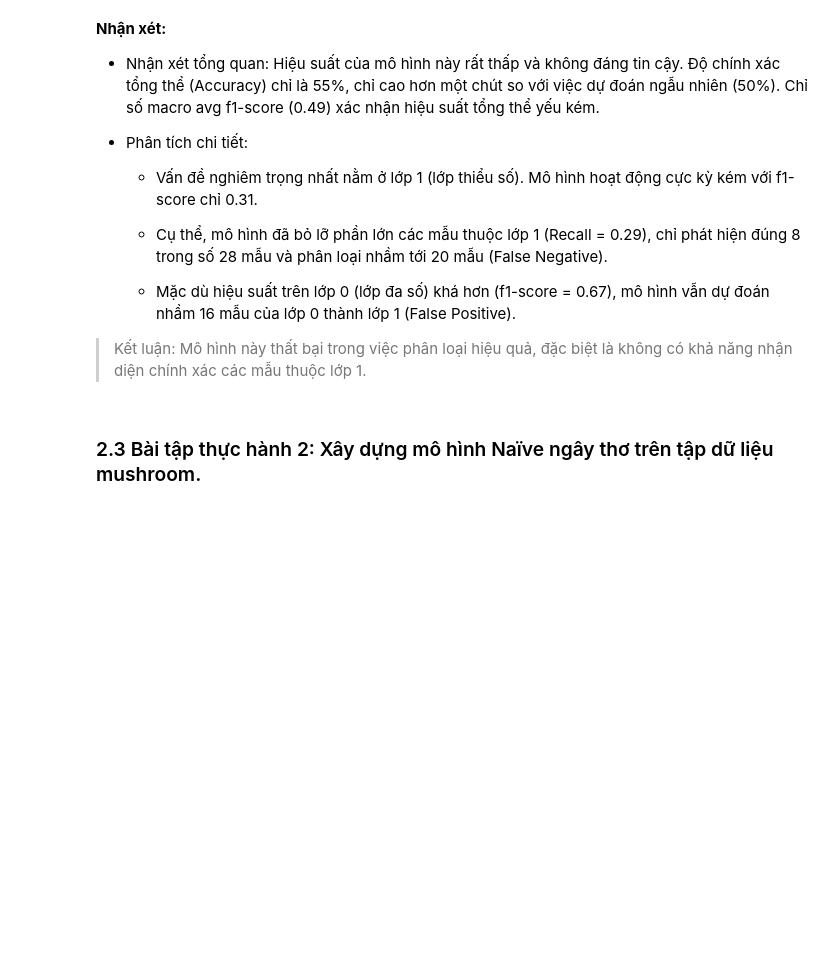
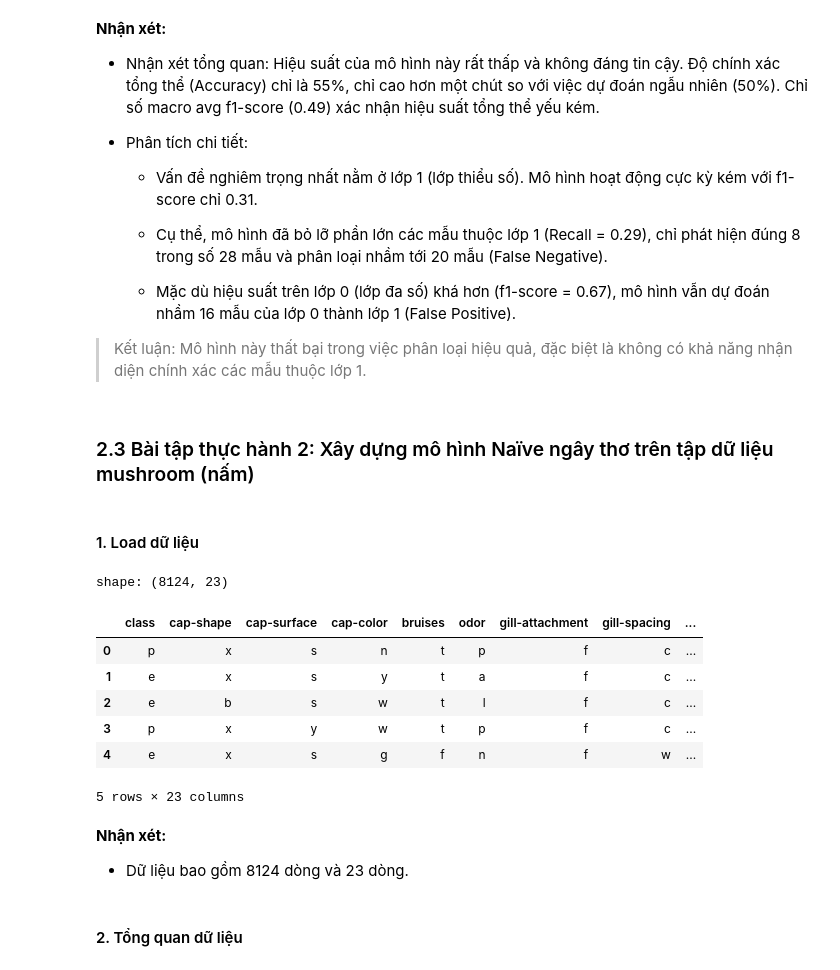
Before and after one commit to aquattda/LTT_DA, a Jupyter notebook: DA/DA06/2.3/2_3.ipynb, the cells around one changed output. Cells and saved outputs as stored; diff of their text form; code cells hidden in the pictures; blank space fills up the shorter version.

```diff
--- a/DA/DA06/2.3/2_3.ipynb
+++ b/DA/DA06/2.3/2_3.ipynb
@@ -484,4 +484,24 @@ weighted avg       0.53      0.55      0.54        80
 
 > Kết luận: Mô hình này thất bại trong việc phân loại hiệu quả, đặc biệt là không có khả năng nhận diện chính xác các mẫu thuộc lớp 1.
 # %% [markdown]
-### 2.3 Bài tập thực hành 2: Xây dựng mô hình Naïve ngây thơ trên tập dữ liệu mushroom.
+### 2.3 Bài tập thực hành 2: Xây dựng mô hình Naïve ngây thơ trên tập dữ liệu mushroom (nấm)
+# %% [markdown]
+#### 1. Load dữ liệu
+# %%
+data = pd.read_csv('mushrooms.csv')
+print(f"shape: {data.shape}")
+data.head()
+# %% [output]
+shape: (8124, 23)
+|  | class | cap-shape | cap-surface | cap-color | bruises | odor | gill-attachment | gill-spacing | ... |
+| 0 | p | x | s | n | t | p | f | c | ... |
+| 1 | e | x | s | y | t | a | f | c | ... |
+| 2 | e | b | s | w | t | l | f | c | ... |
+| 3 | p | x | y | w | t | p | f | c | ... |
+| 4 | e | x | s | g | f | n | f | w | ... |
+5 rows × 23 columns
+# %% [markdown]
+**Nhận xét:**
+- Dữ liệu bao gồm 8124 dòng và 23 dòng.
+# %% [markdown]
+#### 2. Tổng quan dữ liệu
```
Also changed, not shown: parts of 13 cells of this notebook.
